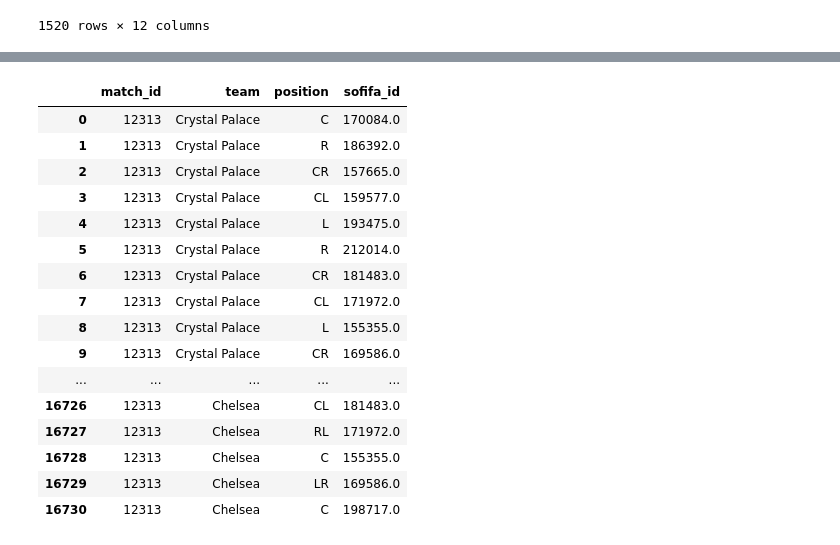
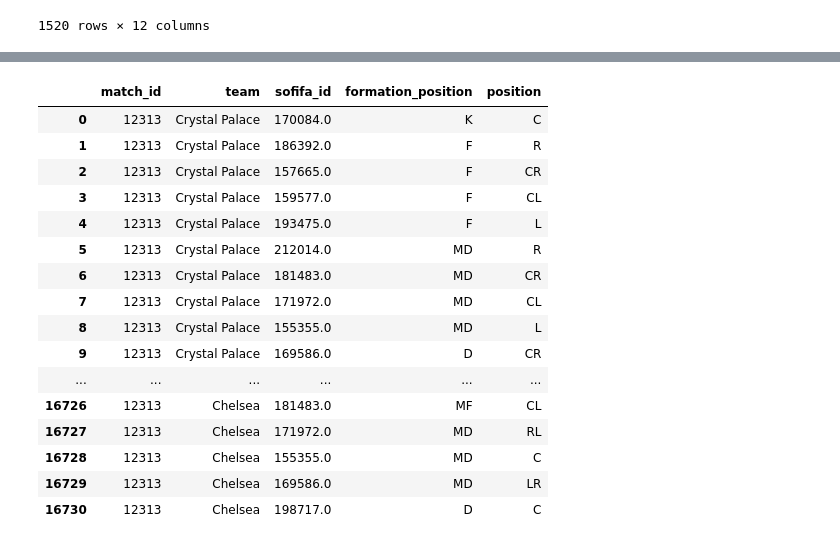
Before and after one commit to c0j0s/CS4211-Project, a Jupyter notebook: main.ipynb, the cells around one changed output, grey strips where cells are left out. Saved outputs shown, nothing was run; the diff lists cells and outputs as text; code cells hidden in the pictures.

```diff
--- a/main.ipynb
+++ b/main.ipynb
@@ -106,13 +157,15 @@ df_matches
 # %%
 # explode 'home_sequence', 'away_sequence', 'home_xi_sofifa_ids', 'away_xi_sofifa_ids'
-df_matches_exploded = df_matches.copy()
+df_matches_exploded = df_matches_processed.copy()
 df_matches_exploded['home_sequence'] = df_matches_exploded['home_sequence'].str.split(',')
 df_matches_exploded['away_sequence'] = df_matches_exploded['away_sequence'].str.split(',')
 df_matches_exploded['home_xi_sofifa_ids'] = df_matches_exploded['home_xi_sofifa_ids'].str.split(',')
 df_matches_exploded['away_xi_sofifa_ids'] = df_matches_exploded['away_xi_sofifa_ids'].str.split(',')
+df_matches_exploded['home_formation_position'] = df_matches_exploded['home_formation_position'].str.split(',')
+df_matches_exploded['away_formation_position'] = df_matches_exploded['away_formation_position'].str.split(',')
 
-df_matches_exploded = df_matches_exploded.explode(['home_sequence', 'away_sequence', 'home_xi_sofifa_ids', 'away_xi_sofifa_ids'])
+df_matches_exploded = df_matches_exploded.explode(['home_sequence', 'away_sequence', 'home_xi_sofifa_ids', 'away_xi_sofifa_ids', 'home_formation_position', 'away_formation_position'])
 df_matches_exploded.reset_index(drop=True, inplace=True)
-df_matches_exploded[df_matches_exploded['match_id'] == '12313']
+df_matches_exploded[df_matches_exploded['match_id'] == '12314']
 # %% [output]
 |  | match_id | season | home_formation | home_team | home_goals | away_goals | away_team | away_formation | ... |
@@ -130,27 +183,28 @@ df_matches_exploded[df_matches_exploded['match_id'] == '12313']
 # %%
 # Build a realtion table
 df_match_ratings = pd.DataFrame()
 df_match_ratings['match_id']  = pd.concat([df_matches_exploded['match_id'], df_matches_exploded['match_id']])
 df_match_ratings['team']      = pd.concat([df_matches_exploded['home_team'], df_matches_exploded['away_team']])
+df_match_ratings['sofifa_id'] = pd.concat([df_matches_exploded['home_xi_sofifa_ids'], df_matches_exploded['home_xi_sofifa_ids']])
+df_match_ratings['formation_position'] = pd.concat([df_matches_exploded['home_formation_position'], df_matches_exploded['away_formation_position']])
 df_match_ratings['position']  = pd.concat([df_matches_exploded['home_sequence'], df_matches_exploded['away_sequence']])
-df_match_ratings['sofifa_id'] = pd.concat([df_matches_exploded['home_xi_sofifa_ids'], df_matches_exploded['home_xi_sofifa_ids']])
 df_match_ratings.reset_index(drop=True, inplace=True)
 df_match_ratings[df_match_ratings['match_id'] == '12313']
 # %% [output]
-|  | match_id | team | position | sofifa_id |
-| 0 | 12313 | Crystal Palace | C | 170084.0 |
-| 1 | 12313 | Crystal Palace | R | 186392.0 |
-| 2 | 12313 | Crystal Palace | CR | 157665.0 |
-| 3 | 12313 | Crystal Palace | CL | 159577.0 |
-| 4 | 12313 | Crystal Palace | L | 193475.0 |
-| 5 | 12313 | Crystal Palace | R | 212014.0 |
-| 6 | 12313 | Crystal Palace | CR | 181483.0 |
-| 7 | 12313 | Crystal Palace | CL | 171972.0 |
-| 8 | 12313 | Crystal Palace | L | 155355.0 |
-| 9 | 12313 | Crystal Palace | CR | 169586.0 |
-| ... | ... | ... | ... | ... |
-| 16726 | 12313 | Chelsea | CL | 181483.0 |
-| 16727 | 12313 | Chelsea | RL | 171972.0 |
-| 16728 | 12313 | Chelsea | C | 155355.0 |
-| 16729 | 12313 | Chelsea | LR | 169586.0 |
-| 16730 | 12313 | Chelsea | C | 198717.0 |
+|  | match_id | team | sofifa_id | formation_position | position |
+| 0 | 12313 | Crystal Palace | 170084.0 | K | C |
+| 1 | 12313 | Crystal Palace | 186392.0 | F | R |
+| 2 | 12313 | Crystal Palace | 157665.0 | F | CR |
+| 3 | 12313 | Crystal Palace | 159577.0 | F | CL |
+| 4 | 12313 | Crystal Palace | 193475.0 | F | L |
+| 5 | 12313 | Crystal Palace | 212014.0 | MD | R |
+| 6 | 12313 | Crystal Palace | 181483.0 | MD | CR |
+| 7 | 12313 | Crystal Palace | 171972.0 | MD | CL |
+| 8 | 12313 | Crystal Palace | 155355.0 | MD | L |
+| 9 | 12313 | Crystal Palace | 169586.0 | D | CR |
+| ... | ... | ... | ... | ... | ... |
+| 16726 | 12313 | Chelsea | 181483.0 | MF | CL |
+| 16727 | 12313 | Chelsea | 171972.0 | MD | RL |
+| 16728 | 12313 | Chelsea | 155355.0 | MD | C |
+| 16729 | 12313 | Chelsea | 169586.0 | MD | LR |
+| 16730 | 12313 | Chelsea | 198717.0 | D | C |
```
Also changed, not shown: parts of 3 cells of this notebook.
